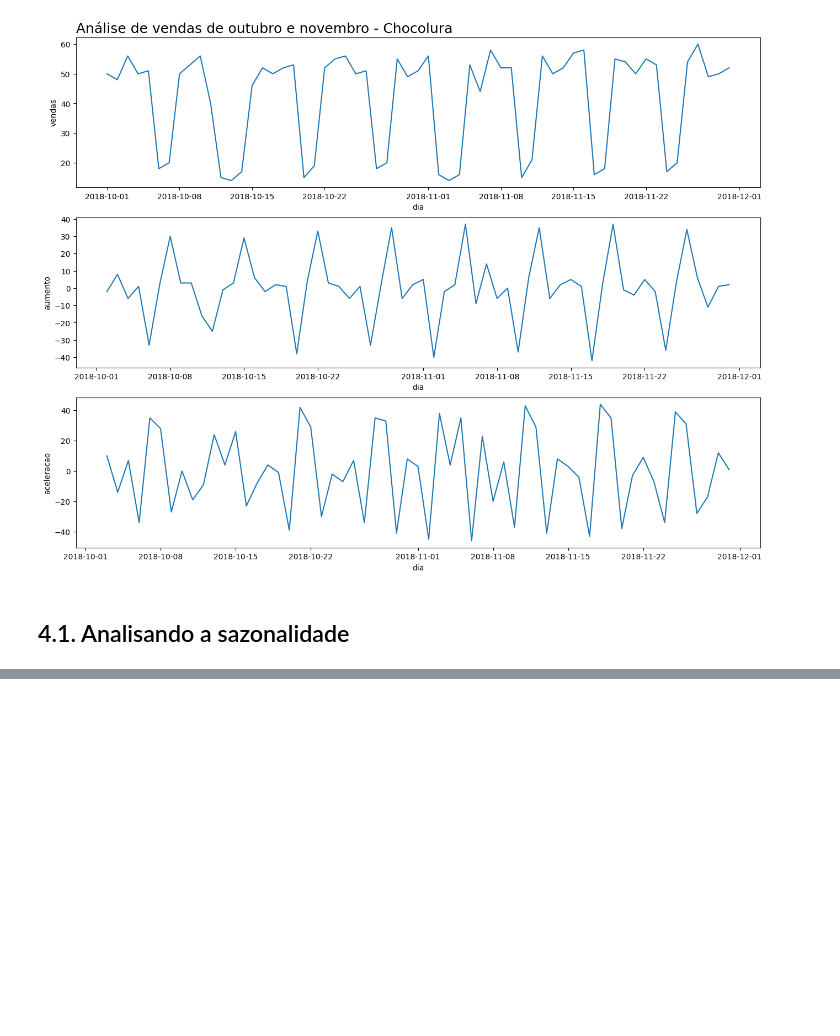
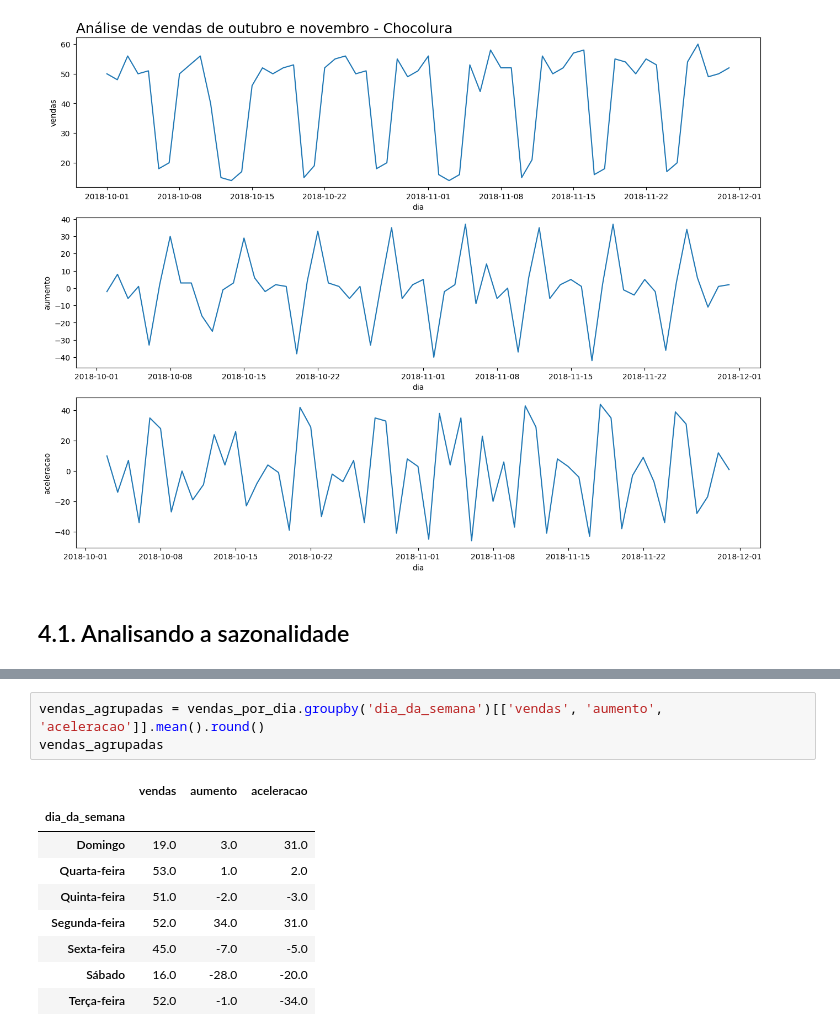
Before and after one commit to leticiafaria7/alura-courses, a Jupyter notebook: time-series/sazonalidade.ipynb, the cells around one changed output, grey strips where cells are left out. Saved outputs shown, nothing was run; the diff lists cells and outputs as text; blank space fills up the shorter version.

```diff
--- a/time-series/sazonalidade.ipynb
+++ b/time-series/sazonalidade.ipynb
@@ -153,0 +203,13 @@ plot_comparacao(x = 'dia', y1 = 'vendas', y2 = 'aumento', y3 = 'aceleracao', dat
+# %%
+vendas_agrupadas = vendas_por_dia.groupby('dia_da_semana')[['vendas', 'aumento', 'aceleracao']].mean().round()
+vendas_agrupadas
+# %% [output]
+|  | vendas | aumento | aceleracao |
+| dia_da_semana |  |  |  |
+| Domingo | 19.0 | 3.0 | 31.0 |
+| Quarta-feira | 53.0 | 1.0 | 2.0 |
+| Quinta-feira | 51.0 | -2.0 | -3.0 |
+| Segunda-feira | 52.0 | 34.0 | 31.0 |
+| Sexta-feira | 45.0 | -7.0 | -5.0 |
+| Sábado | 16.0 | -28.0 | -20.0 |
+| Terça-feira | 52.0 | -1.0 | -34.0 |
```
Also changed, not shown: parts of 3 cells of this notebook.
